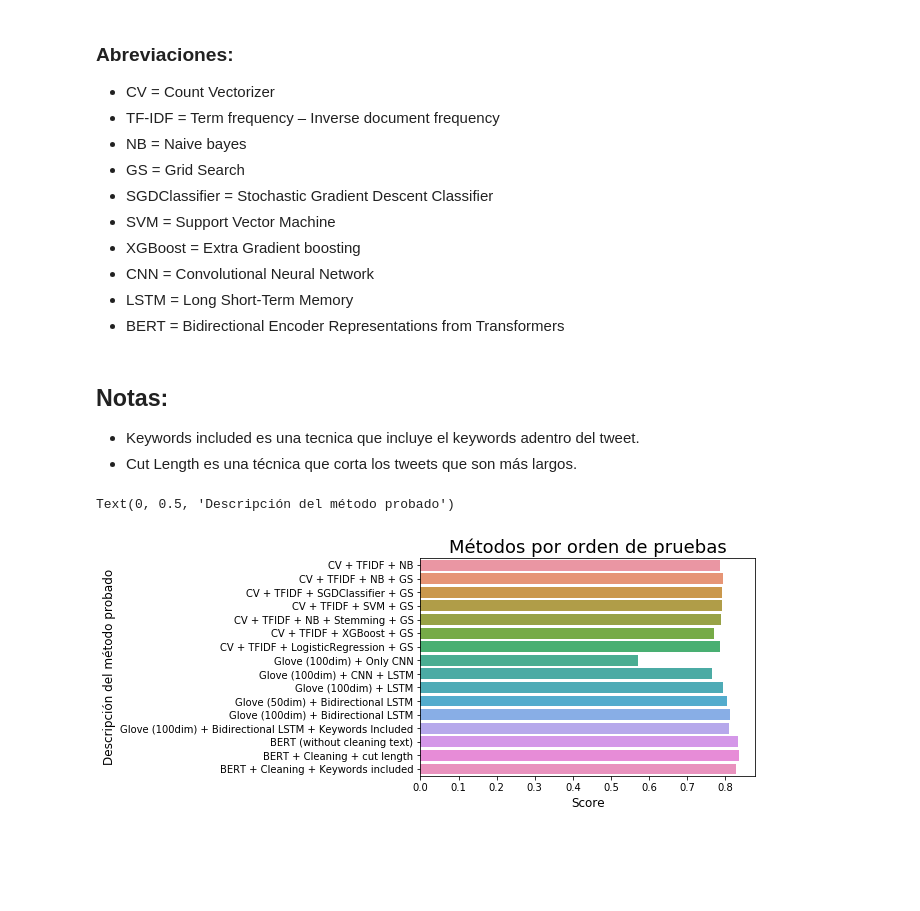
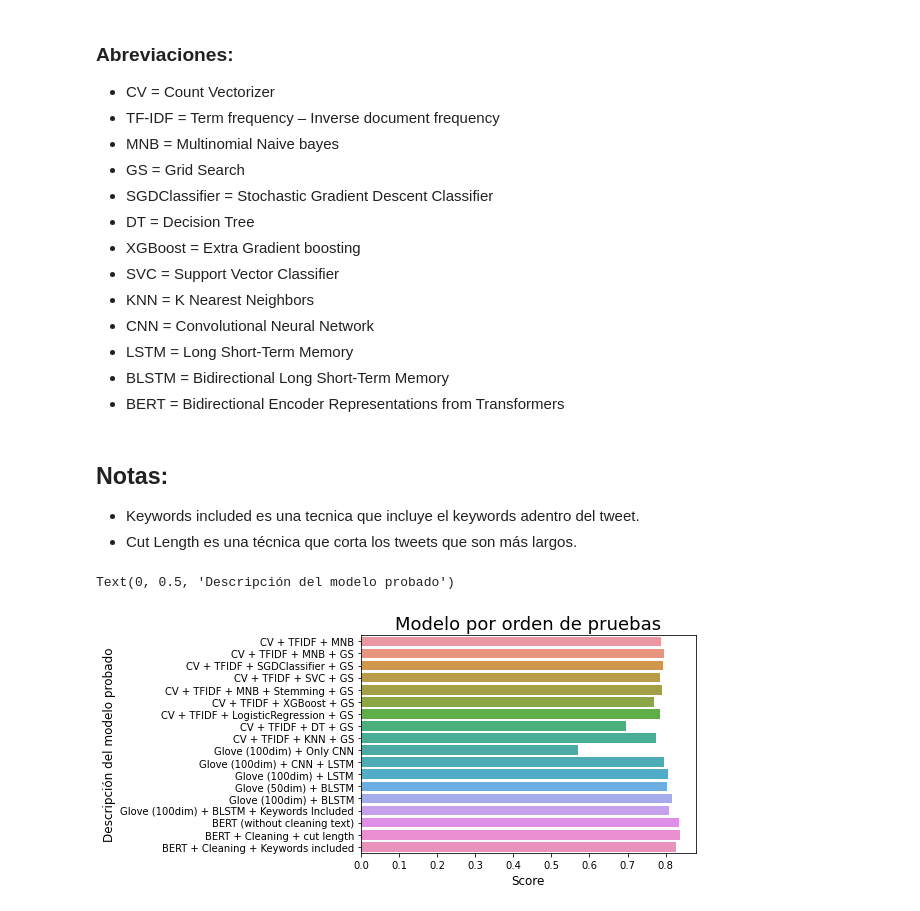
Before and after one commit to MatiasLoiseau/nlp_dissaster_tweet, a Jupyter notebook: plot_scores.ipynb, the cells around one changed output. Drawn from its saved outputs; the diff is of its cells as text; code cells hidden in the pictures; blank space fills up the shorter version.

```diff
--- a/plot_scores.ipynb
+++ b/plot_scores.ipynb
@@ -5,7 +5,7 @@ import seaborn as sns
 import matplotlib.pyplot as plt
 %matplotlib inline
 # %%
-df = pd.read_csv('scores.csv')
-df
+df_Scores = pd.read_csv('scores.csv')
+df_Scores
 # %% [output]
 |  | description | score |
@@ -29,13 +29,16 @@ df
 ### Abreviaciones:
 - CV = Count Vectorizer
 - TF-IDF = Term frequency – Inverse document frequency
-- NB = Naive bayes
+- MNB = Multinomial Naive bayes
 - GS = Grid Search
 - SGDClassifier = Stochastic Gradient Descent Classifier
-- SVM = Support Vector Machine
+- DT = Decision Tree
 - XGBoost = Extra Gradient boosting
+- SVC = Support Vector Classifier
+- KNN = K Nearest Neighbors
 - CNN = Convolutional Neural Network
 - LSTM = Long Short-Term Memory
+- BLSTM = Bidirectional Long Short-Term Memory
 - BERT = Bidirectional Encoder Representations from Transformers
 # %% [markdown]
 ## Notas:
@@ -43,11 +46,11 @@ df
 - Cut Length es una técnica que corta los tweets que son más largos.
 # %%
 # https://seaborn.pydata.org/generated/seaborn.barplot.html
-g = sns.barplot(x=df['score'], y=df['description'], orient='h')
-g.set_title("Métodos por orden de pruebas", fontsize=18)
+g = sns.barplot(x=df_Scores['score'], y=df_Scores['description'], orient='h')
+g.set_title("Modelo por orden de pruebas", fontsize=18)
 g.set_xlabel("Score", fontsize=12)
-g.set_ylabel("Descripción del método probado", fontsize=12)
+g.set_ylabel("Descripción del modelo probado", fontsize=12)
 # %% [output]
-Text(0, 0.5, 'Descripción del método probado')
+Text(0, 0.5, 'Descripción del modelo probado')
-[figure, old version]
+[figure, new version]
 # %%
```
Also changed, not shown: parts of 3 cells of this notebook, 5 other files.
